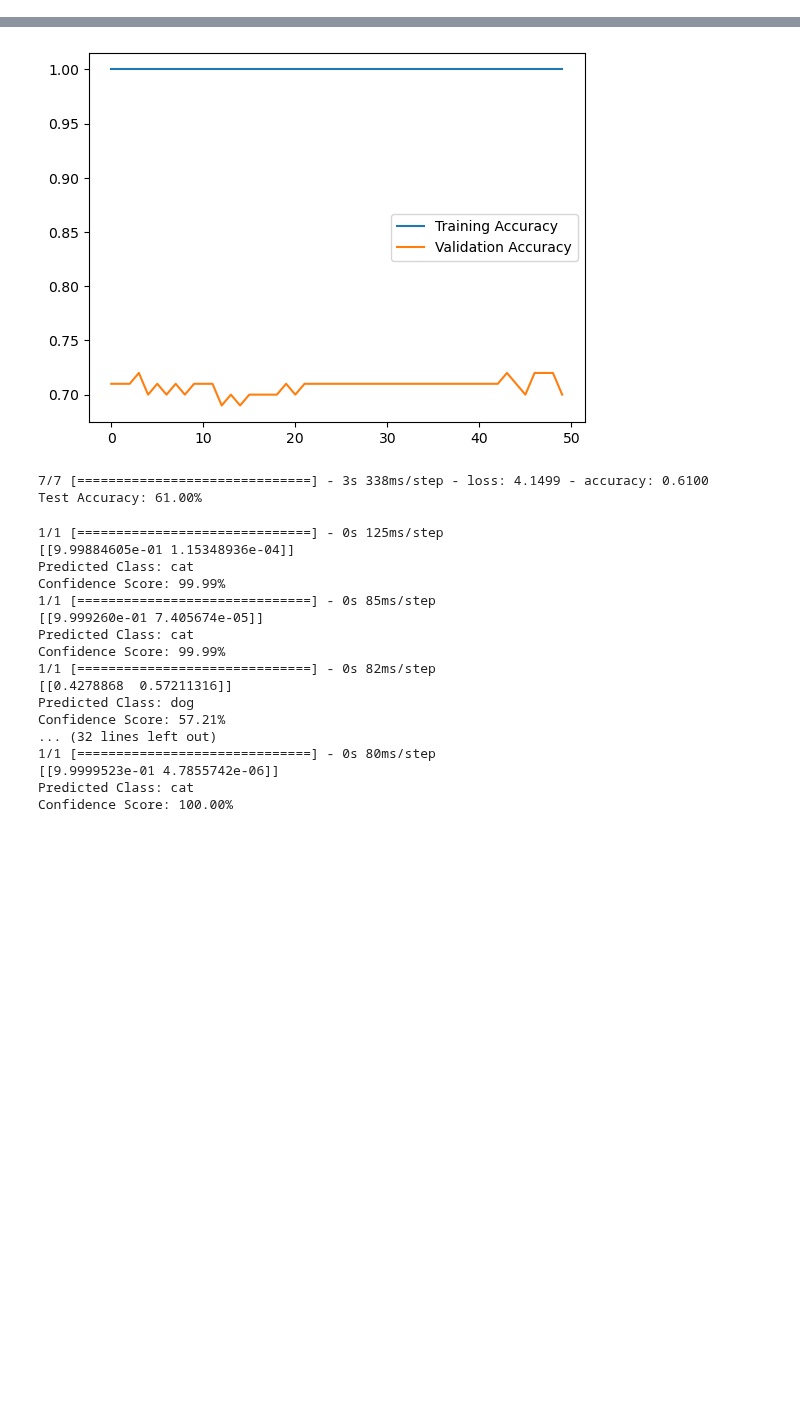
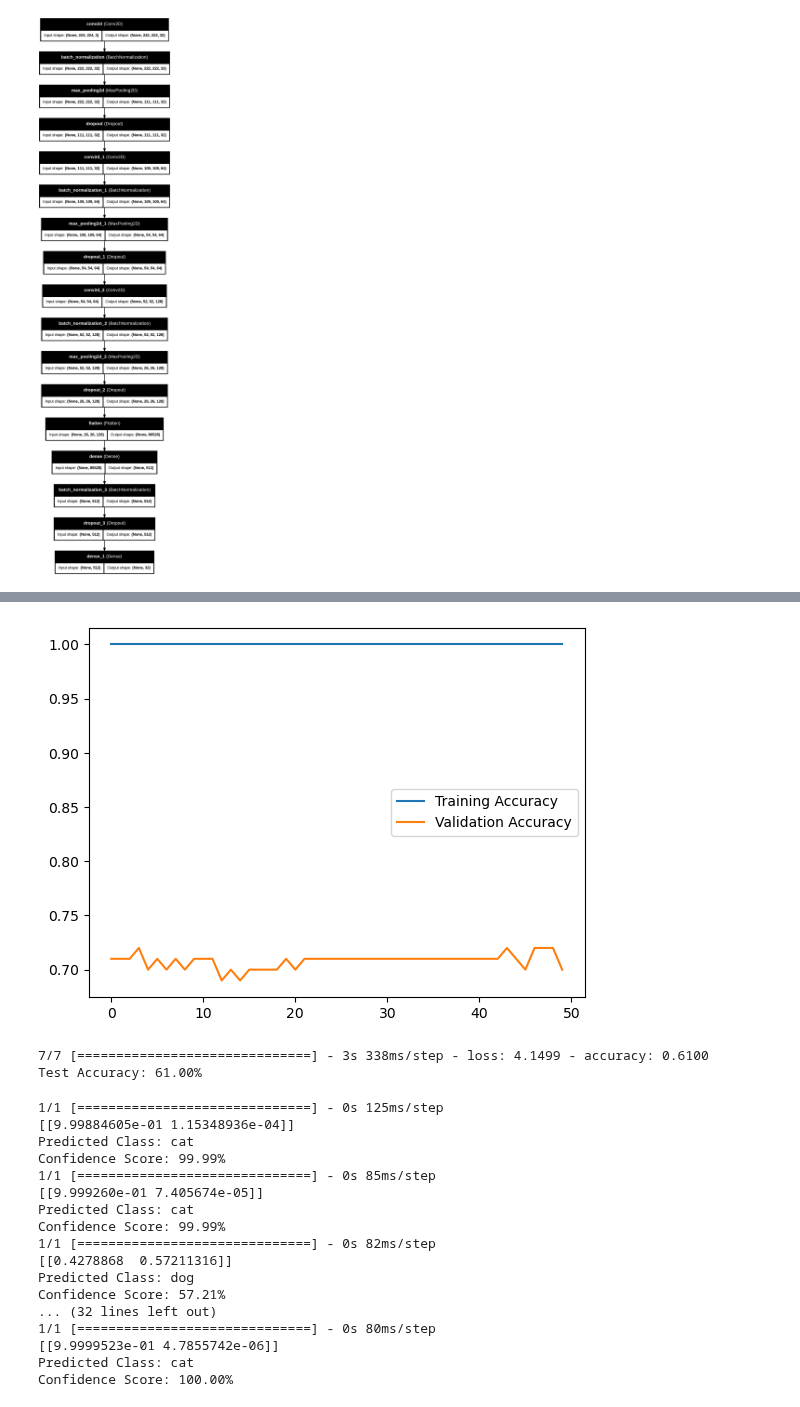
Before and after one commit to ThanuMahee12/Ayushvision-model, a Jupyter notebook: Algorithums/DCNN/DCNN.ipynb, the cells around one changed output, grey strips where cells are left out. Saved outputs shown, nothing was run; the diff lists cells and outputs as text; code cells hidden in the pictures; blank space fills up the shorter version.

```diff
--- a/Algorithums/DCNN/DCNN.ipynb
+++ b/Algorithums/DCNN/DCNN.ipynb
@@ -80,3 +110,7 @@ WARNING:tensorflow:From C:\Users\thanu\AppData\Roaming\Python\Python311\site-pac
+# %%
+plot_model(model, to_file= f'/content/drive/My Drive/DCNN{5}.png' , show_shapes=True, show_layer_names=True)
+# %% [output]
+[figure, added]
 # %%
 # compile model
 optimizer = Adam(learning_rate=0.001)
```
Also changed, not shown: parts of 9 cells of this notebook.
